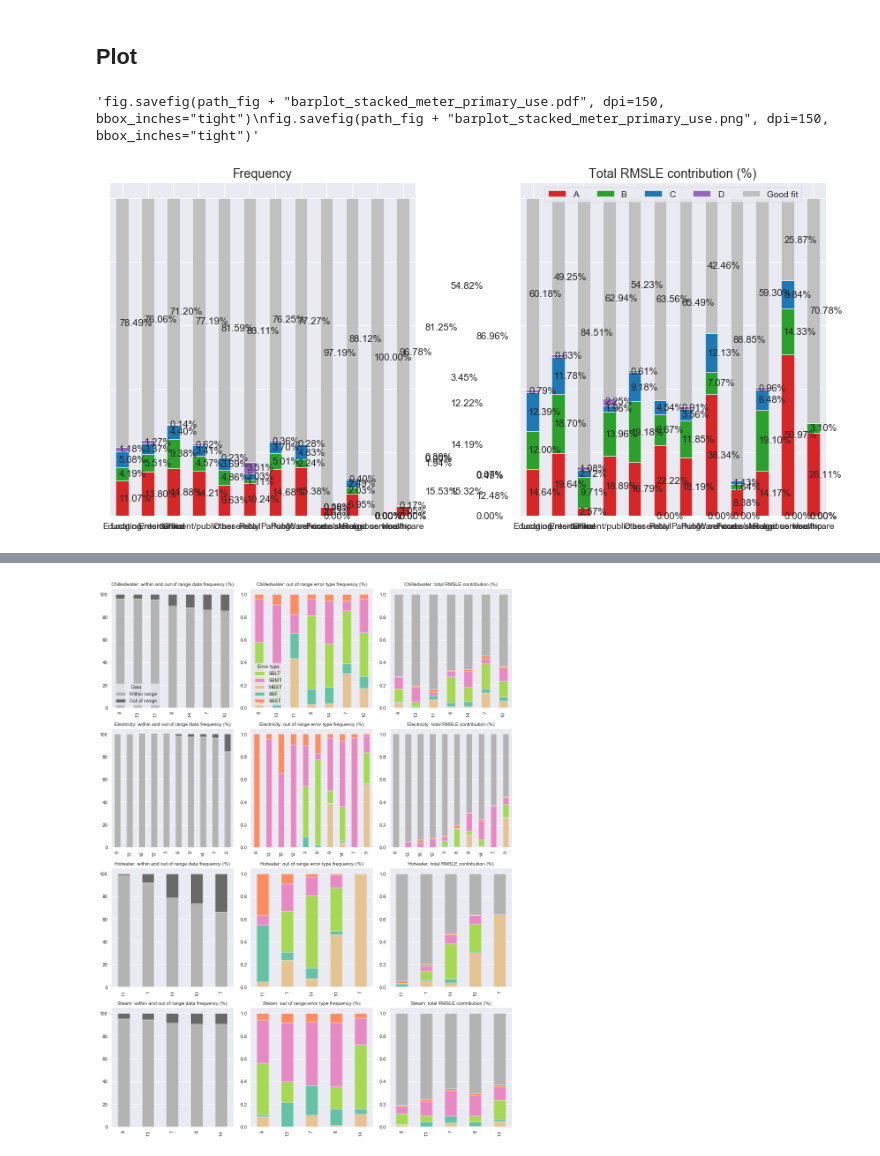
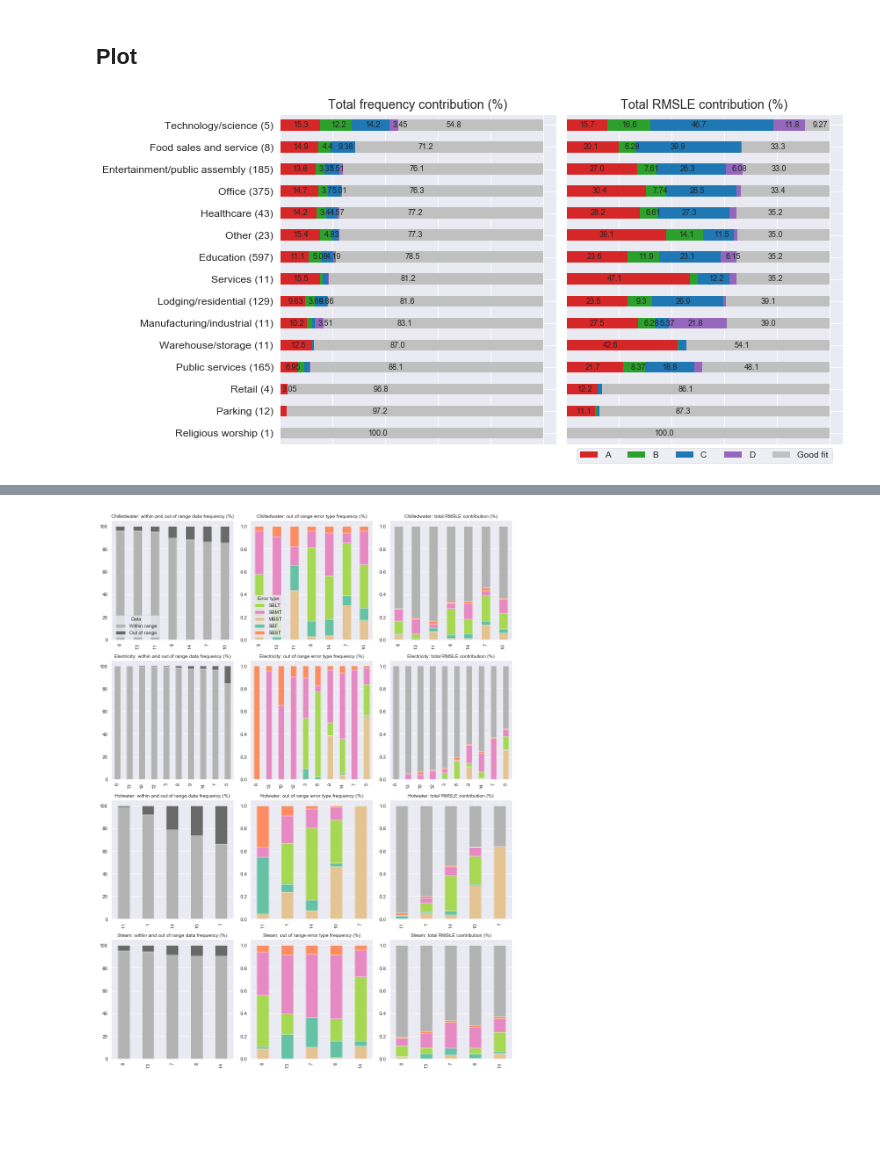
Before and after one commit to buds-lab/ashrae-great-energy-predictor-3-error-analysis, a Jupyter notebook: notebooks/11_plots-barplots.ipynb, the cells around one changed output, grey strips where cells are left out. Drawn from its saved outputs; the diff is of its cells as text; code cells hidden in the pictures; blank space fills up the shorter version.

Commit message:
Update figures and notebooks

```diff
--- a/notebooks/11_plots-barplots.ipynb
+++ b/notebooks/11_plots-barplots.ipynb
@@ -679,6 +833,6 @@ errors_subtype.loc[:,errors_subtype.columns.str.contains("A")]
 # %%
 ## Plot
-meters = ["chilledwater","electricity","hotwater","steam"]
+meters = ["electricity","chilledwater","steam","hotwater"]
 
 """palGlobal = ["salmon","yellowgreen","royalblue","mediumorchid","lightgray"]
 palA = ["firebrick","salmon","darkorange","sandybrown"]
@@ -1013,3 +1422,5 @@ meters
+# %%
+meters = ["electricity","chilledwater","steam","hotwater"]
 # %%
 sites
 # %% [output]
@@ -1080,7 +1491,7 @@ freqs = pd.DataFrame(pd.merge(freqs, meta, on="building_id").groupby(["primary_u
 freqs = freqs.pivot(index="primary_use",columns="error",values="error_count")
 
 rmsle = pd.concat(rmsle_list)
-rmsle = pd.DataFrame(sums.groupby(["primary_use","error"])["rmsle"].sum())
-rmsle = sums.reset_index()[["primary_use","error","rmsle"]]
-rmsle = sums.pivot_table(index="primary_use", columns="error", values="rmsle")
+rmsle = pd.DataFrame(rmsle.groupby(["primary_use","error"])["rmsle"].sum())
+rmsle = rmsle.reset_index()[["primary_use","error","rmsle"]]
+rmsle = rmsle.pivot_table(index="primary_use", columns="error", values="rmsle")
 # %% [output]
@@ -1157,65 +1571,66 @@ freqs
+# %%
+freqs = freqs.sort_values("good_fit", ascending=False)
+rmsle = rmsle.reindex(freqs.index)
 # %% [markdown]
 ## Plot
 # %%
 ## Plot
-meters = list(meta.primary_use.unique())
-
+ticks = [f"{x} ({meters_per_use[x]})" for x in freqs.index]
 palGlobal = [cmap[1],cmap[5],cmap[9],cmap[13],cmap[0]]
 
 fig, axes = plt.subplots(1, 2, sharex=True, sharey=True, figsize=(12,6))
 axes = axes.flatten()
 plt.rcParams['axes.grid'] = True
 
 # Plot freq
 axF = axes[0]
-plotF = freqs.plot(kind='bar', stacked=True, color=palGlobal, ax=axF, width=0.5, legend=False)
+plotF = freqs.plot(kind='barh', stacked=True, color=palGlobal, ax=axF, width=0.5, legend=False, linewidth=0)
 axF.set_xlabel("")
-axF.set_xticklabels(meters, rotation=0)
+axF.set_xticklabels([], rotation=0)
+axF.set_yticklabels(ticks, rotation=0, fontsize=12)
 axF.set_ylabel("")
-axF.set_title("Frequency")
+axF.set_title("Total frequency contribution (%)")
 
 # Show pct on bar
 for rec in axF.patches:
     width = rec.get_width()
     height = rec.get_height()
-
-    axF.text(rec.get_x() + width/4,
-            rec.get_y() + height/2,
-            "{:.2f}%".format(height*100),
-            ha='left',
-            va='center',
-            fontsize=11)
+    if width >= 0.03:
+        axF.text(rec.get_x() + width/3,
+                rec.get_y() + height/2,
+                f"{round_sig(width*100,sig=3)}",
+                ha='left',
+                va='center',
+                fontsize=9)
 
 # Plot rmsle
 axR = axes[1]
-plotR = rmsle.plot(kind='bar', stacked=True, color=palGlobal, ax=axR, width=0.5, legend=True)
+plotR = rmsle.plot(kind='barh', stacked=True, color=palGlobal, ax=axR, width=0.5, legend=True, linewidth=0)
 axR.set_xlabel("")
-axR.set_xticklabels(meters, rotation=0)
-axR.set_yticklabels([])
+axR.set_xticklabels([], rotation=0)
+axR.set_yticklabels(ticks, rotation=0)
 axR.set_ylabel("")
 axR.set_title("Total RMSLE contribution (%)")
-
-handles,labels = axR.get_legend_handles_labels()
-labels = ["A","B","C","D","Good fit"]
-axR.legend(handles,labels,title='', loc="upper center", fontsize=10, ncol=5)
 
 # Show pct on bar
 for rec in axR.patches:
     width = rec.get_width()
     height = rec.get_height()
+    if width >= 0.03:
+        axR.text(rec.get_x() + width/3,
+                rec.get_y() + height/2,
+                f"{round_sig(width*100,sig=3)}",
+                ha='left',
+                va='center',
+                fontsize=9)
 
-    axR.text(rec.get_x() + width/5,
-            rec.get_y() + height/2,
-            "{:.2f}%".format(height*100),
-            ha='left',
-            va='center',
-            fontsize=11)
-
+handles,labels = axR.get_legend_handles_labels()
+labels = ["A","B","C","D","Good fit"]
+plt.legend(handles, labels, loc="lower center", ncol=5, bbox_to_anchor=(0.5, -0.07))
 
 plt.tight_layout()
 
-"""fig.savefig(path_fig + "barplot_stacked_meter_primary_use.pdf", dpi=150, bbox_inches="tight")
-fig.savefig(path_fig + "barplot_stacked_meter_primary_use.png", dpi=150, bbox_inches="tight")"""
+fig.savefig(path_fig + "barplot_stacked_meter_primary_use.pdf", dpi=150, bbox_inches="tight")
+fig.savefig(path_fig + "barplot_stacked_meter_primary_use.png", dpi=150, bbox_inches="tight")
 # %% [output]
-'fig.savefig(path_fig + "barplot_stacked_meter_primary_use.pdf", dpi=150, bbox_inches="tight")\nfig.savefig(path_fig + "barplot_stacked_meter_primary_use.png", dpi=150, bbox_inches="tight")'
-[figure, old version]
+[figure, new version]
```
Also changed, not shown: parts of 51 cells of this notebook, 42 other files.
